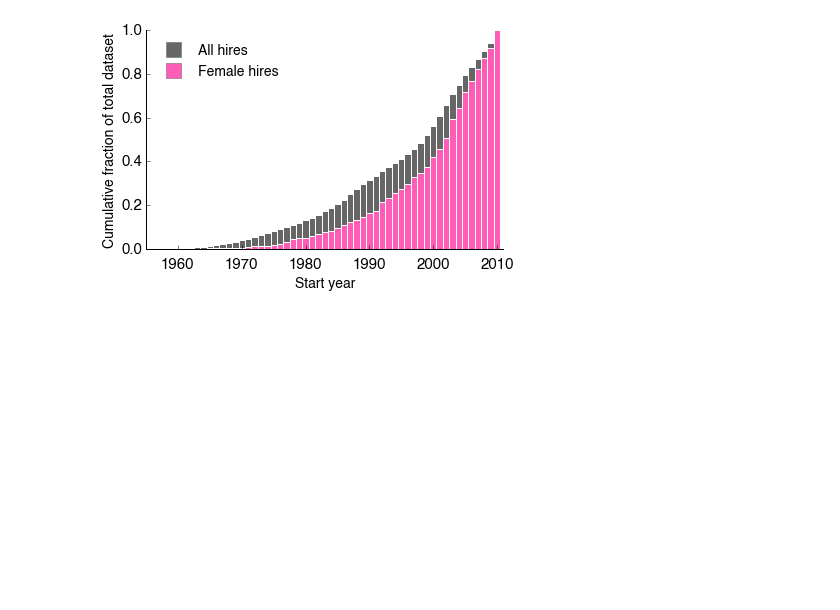
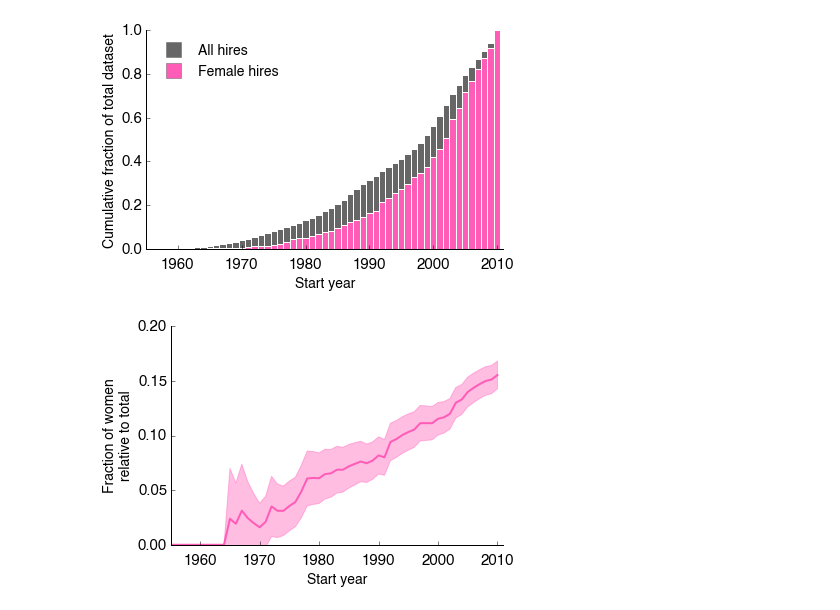
Before and after one commit to samfway/faculty_hiring, a Jupyter notebook: notebooks/Examples_Loading_and_Playing.ipynb, the cells around one changed output. Saved outputs shown, nothing was run; the diff lists cells and outputs as text; code cells hidden in the pictures; blank space fills up the shorter version.

```diff
--- a/notebooks/Examples_Loading_and_Playing.ipynb
+++ b/notebooks/Examples_Loading_and_Playing.ipynb
@@ -164,3 +164,39 @@ plt.legend((fake_line_all,fake_line_f),('All hires','Female hires'), numpoints=1
 plt.show()
 # %% [output]
 [figure]
+# %%
+fig, ax = plt.subplots(1, 1, figsize=(6,4))
+
+def mean_confidence(positives, total, confidence=0.95, iters=1000, z=1.96):
+    upper = np.zeros_like(total, dtype=float)
+    lower = np.zeros_like(upper)
+    avg = np.zeros_like(lower)
+
+    for i in xrange(len(positives)):
+        pos = positives[i]
+        tot = float(total[i])
+        if tot == 0:
+            continue
+        p = pos / tot
+        avg[i] = p
+        pm = z*np.sqrt((1./tot)*p*(1-p))
+        upper[i] = p + pm
+        lower[i] = np.max(p - pm, 0.)
+
+    return avg, upper, lower
+
+
+avg, upper, lower = mean_confidence(cumulative_women, cumulative_all)
+ax.fill_between(bins[:-1], lower, upper, color=FEMALE_COLOR, alpha=0.4)
+ax.plot(bins[:-1], avg, color=FEMALE_COLOR, linewidth=LINE_WIDTH)
+ax.set_ylim(0, .2)
+ax.set_xlim(1955, 2011)
+
+ax.set_xlabel('Start year', fontsize=LABEL_SIZE)
+ax.set_ylabel('Fraction of women\nrelative to total', fontsize=LABEL_SIZE)
+ax.tick_params(axis='both', which='major', labelsize=TICK_SIZE)
+hide_right_top_axis(ax)
+
+plt.show()
+# %% [output]
+[figure, added]
```
Also changed, not shown: 6 other files.
